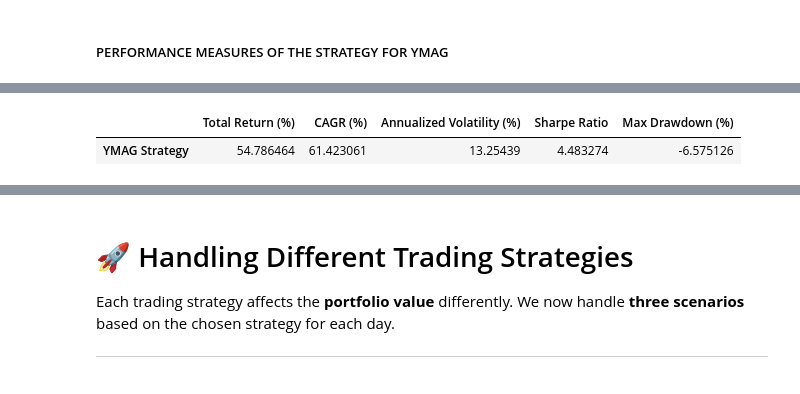
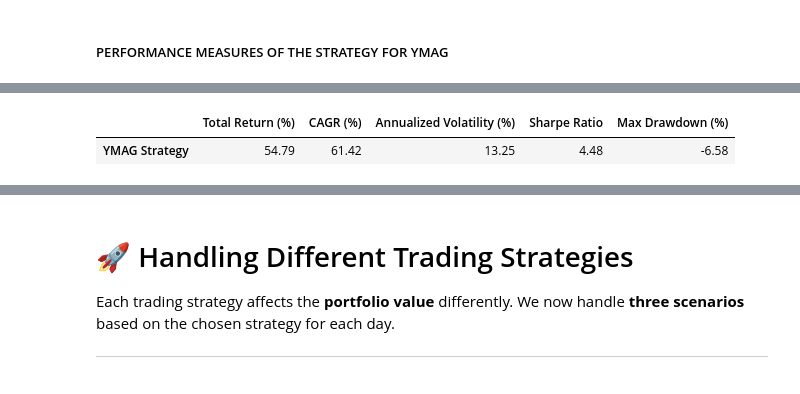
Before and after one commit to BensonMunene/Ratios-Strategy-App, a Jupyter notebook: Codes/Backtesting Code.ipynb, the cells around one changed output, grey strips where cells are left out. Drawn from its saved outputs; the diff is of its cells as text; code cells hidden in the pictures.

```diff
--- a/Codes/Backtesting Code.ipynb
+++ b/Codes/Backtesting Code.ipynb
@@ -631,21 +659,15 @@ risk_free_rate = 0.02
 sharpe_ratio = (performance_metrics["CAGR (%)"] / 100 - risk_free_rate) / (performance_metrics["Annualized Volatility (%)"] / 100)
 performance_metrics["Sharpe Ratio"] = sharpe_ratio
 
-# **Max Drawdown (%)**
+# **Max Drawdown (%) - Corrected**
 rolling_max = ymag_df["Portfolio_Value"].cummax()
-drawdown = (ymag_df["Portfolio_Value"] / rolling_max) - 1
-performance_metrics["Max Drawdown (%)"] = drawdown.min() * 100
+drawdown = (ymag_df["Portfolio_Value"] / rolling_max) - 1  # This gives drawdowns as decimals
+
+# Convert drawdowns to percentage for display
+drawdown_percentage = drawdown * 100
+
+# Correct max drawdown calculation
+performance_metrics["Max Drawdown (%)"] = drawdown_percentage.min()  # Already in percentage
 
 # Convert performance metrics to DataFrame
 performance_df = pd.DataFrame(performance_metrics, index=["YMAG Strategy"])
-
-# 2️⃣ **Plot Portfolio Drawdowns**
-plt.figure(figsize=(12, 6))
-plt.plot(ymag_df["Date"], drawdown, label="Drawdown", color="red")
-plt.fill_between(ymag_df["Date"], drawdown, color="red", alpha=0.3)
-plt.xlabel("Date")
-plt.ylabel("Drawdown (%)")
-plt.title("Drawdowns of YMAG Strategy Over Time")
-plt.legend()
-plt.grid()
-plt.show()
@@ -654,10 +708,11 @@ plt.show()
 # %%
 #View the performance metrics DataFrame
 performance_df_ymag = performance_df
+performance_df_ymag = performance_df_ymag.round(2)
 performance_df_ymag
 # %% [output]
 |  | Total Return (%) | CAGR (%) | Annualized Volatility (%) | Sharpe Ratio | Max Drawdown (%) |
-| YMAG Strategy | 54.786464 | 61.423061 | 13.25439 | 4.483274 | -6.575126 |
+| YMAG Strategy | 54.79 | 61.42 | 13.25 | 4.48 | -6.58 |
 # %%
 # Convert portfolio returns to percentage format of 2 decimal places
 ymax_df["Portfolio_Return"] = (ymax_df["Portfolio_Return"] * 100).round(2)
```
Also changed, not shown: parts of 9 cells of this notebook, 1 other file.
